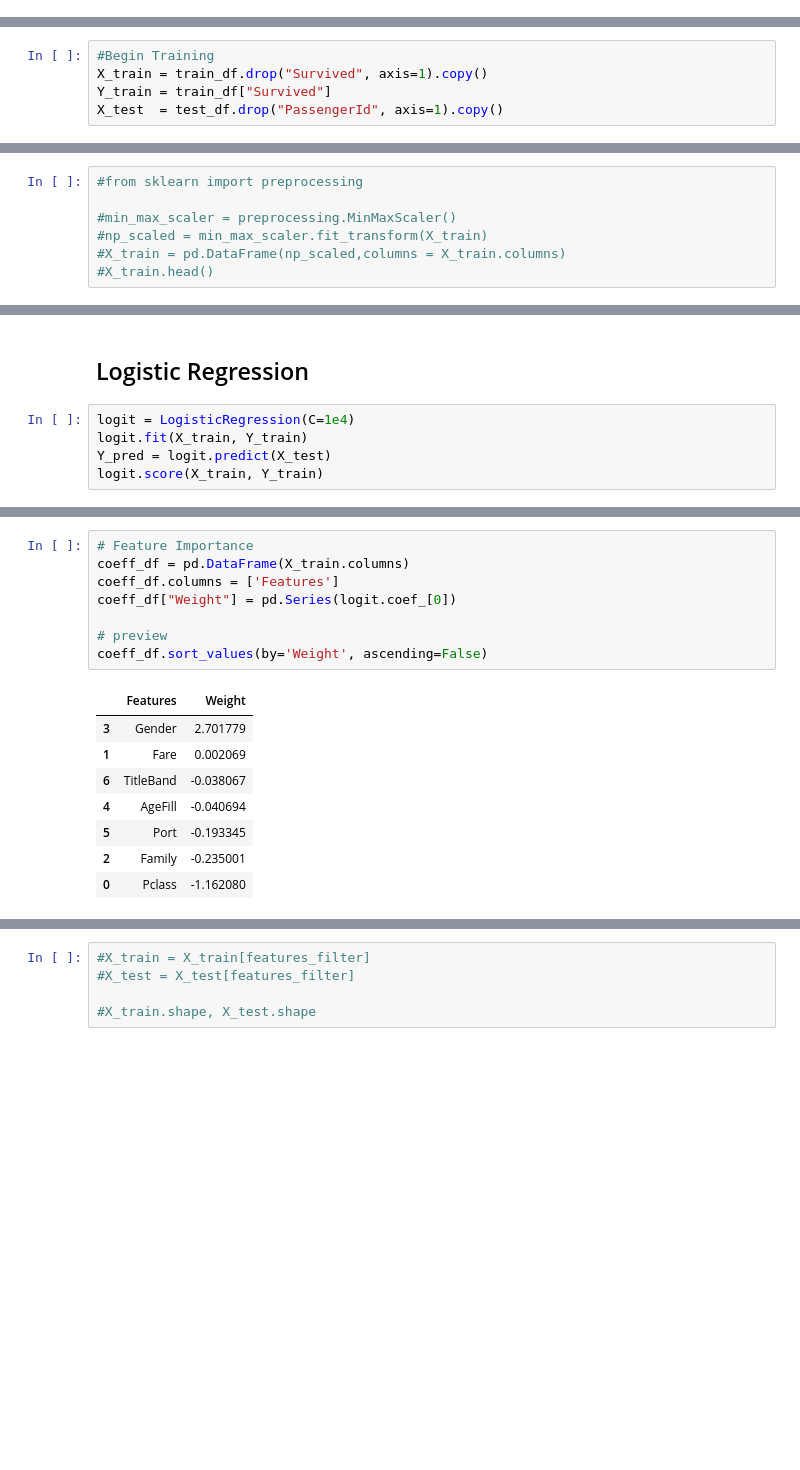
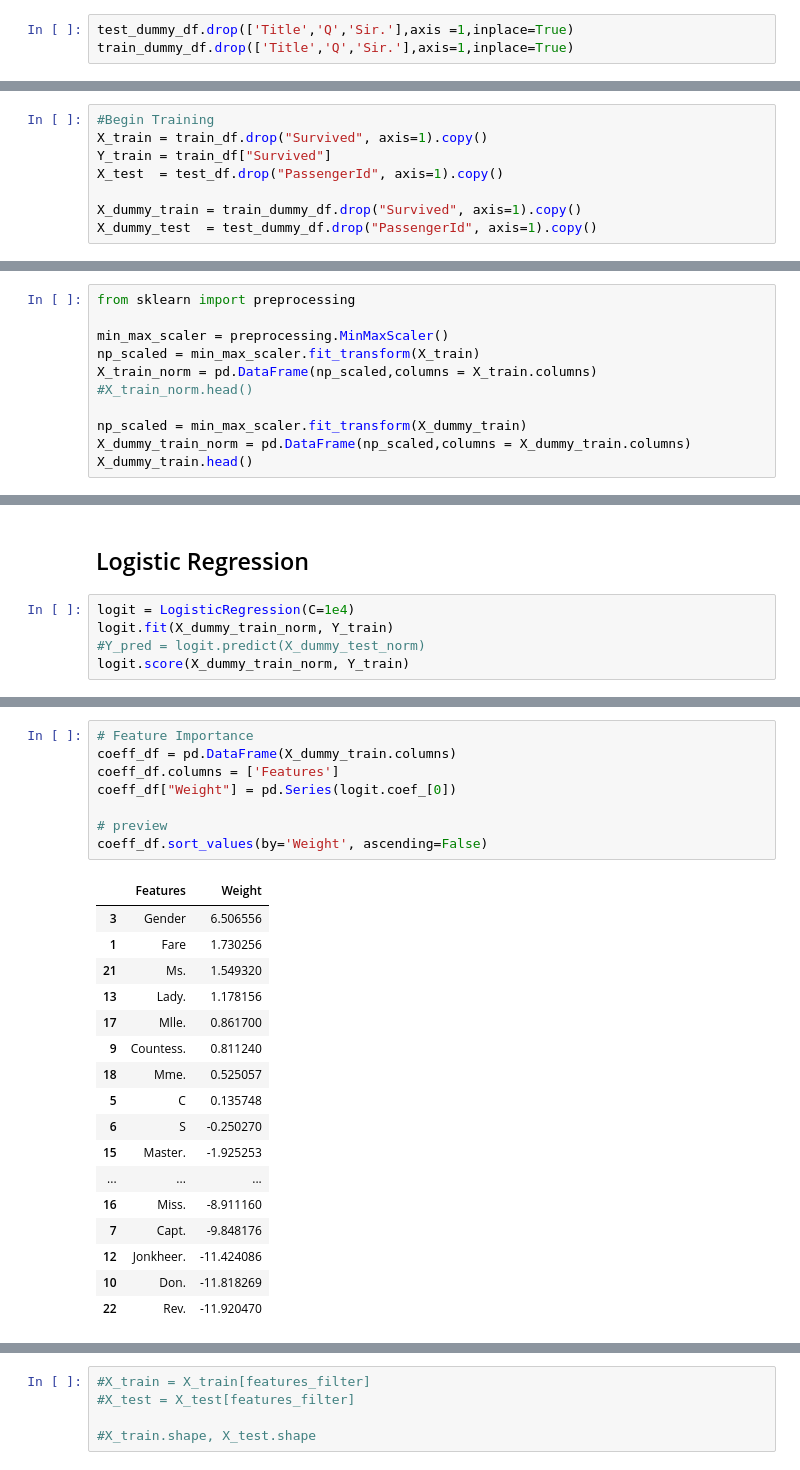
Before and after one commit to sharan-naribole/kaggle-titanic, a Jupyter notebook: TItanic.ipynb, the cells around one changed output, grey strips where cells are left out. Drawn from its saved outputs; the diff is of its cells as text; blank space fills up the shorter version.

```diff
--- a/TItanic.ipynb
+++ b/TItanic.ipynb
@@ -391,0 +446,3 @@ train_df.head()
+# %%
+test_dummy_df.drop(['Title','Q','Sir.'],axis =1,inplace=True)
+train_dummy_df.drop(['Title','Q','Sir.'],axis=1,inplace=True)
@@ -461,4 +541,7 @@ test_df.head()
 X_train = train_df.drop("Survived", axis=1).copy()
 Y_train = train_df["Survived"]
 X_test  = test_df.drop("PassengerId", axis=1).copy()
+
+X_dummy_train = train_dummy_df.drop("Survived", axis=1).copy()
+X_dummy_test  = test_dummy_df.drop("PassengerId", axis=1).copy()
 # %%
@@ -468,9 +551,13 @@ X_train.shape, Y_train.shape, X_test.shape
 # %% [markdown]
 ## Normalizing Data
 # %%
-#from sklearn import preprocessing
+from sklearn import preprocessing
 
-#min_max_scaler = preprocessing.MinMaxScaler()
-#np_scaled = min_max_scaler.fit_transform(X_train)
-#X_train = pd.DataFrame(np_scaled,columns = X_train.columns)
-#X_train.head()
+min_max_scaler = preprocessing.MinMaxScaler()
+np_scaled = min_max_scaler.fit_transform(X_train)
+X_train_norm = pd.DataFrame(np_scaled,columns = X_train.columns)
+#X_train_norm.head()
+
+np_scaled = min_max_scaler.fit_transform(X_dummy_train)
+X_dummy_train_norm = pd.DataFrame(np_scaled,columns = X_dummy_train.columns)
+X_dummy_train.head()
@@ -482,7 +590,7 @@ X_train.shape, Y_train.shape, X_test.shape
 ## Logistic Regression
 # %%
 logit = LogisticRegression(C=1e4)
-logit.fit(X_train, Y_train)
-Y_pred = logit.predict(X_test)
-logit.score(X_train, Y_train)
+logit.fit(X_dummy_train_norm, Y_train)
+#Y_pred = logit.predict(X_dummy_test_norm)
+logit.score(X_dummy_train_norm, Y_train)
 # %% [output]
@@ -490,17 +598,26 @@ logit.score(X_train, Y_train)
 # %%
 # Feature Importance
-coeff_df = pd.DataFrame(X_train.columns)
+coeff_df = pd.DataFrame(X_dummy_train.columns)
 coeff_df.columns = ['Features']
 coeff_df["Weight"] = pd.Series(logit.coef_[0])
 
 # preview
 coeff_df.sort_values(by='Weight', ascending=False)
 # %% [output]
 |  | Features | Weight |
-| 3 | Gender | 2.701779 |
-| 1 | Fare | 0.002069 |
-| 6 | TitleBand | -0.038067 |
-| 4 | AgeFill | -0.040694 |
-| 5 | Port | -0.193345 |
-| 2 | Family | -0.235001 |
-| 0 | Pclass | -1.162080 |
+| 3 | Gender | 6.506556 |
+| 1 | Fare | 1.730256 |
+| 21 | Ms. | 1.549320 |
+| 13 | Lady. | 1.178156 |
+| 17 | Mlle. | 0.861700 |
+| 9 | Countess. | 0.811240 |
+| 18 | Mme. | 0.525057 |
+| 5 | C | 0.135748 |
+| 6 | S | -0.250270 |
+| 15 | Master. | -1.925253 |
+| ... | ... | ... |
+| 16 | Miss. | -8.911160 |
+| 7 | Capt. | -9.848176 |
+| 12 | Jonkheer. | -11.424086 |
+| 10 | Don. | -11.818269 |
+| 22 | Rev. | -11.920470 |
```
Also changed, not shown: parts of 39 cells of this notebook.
